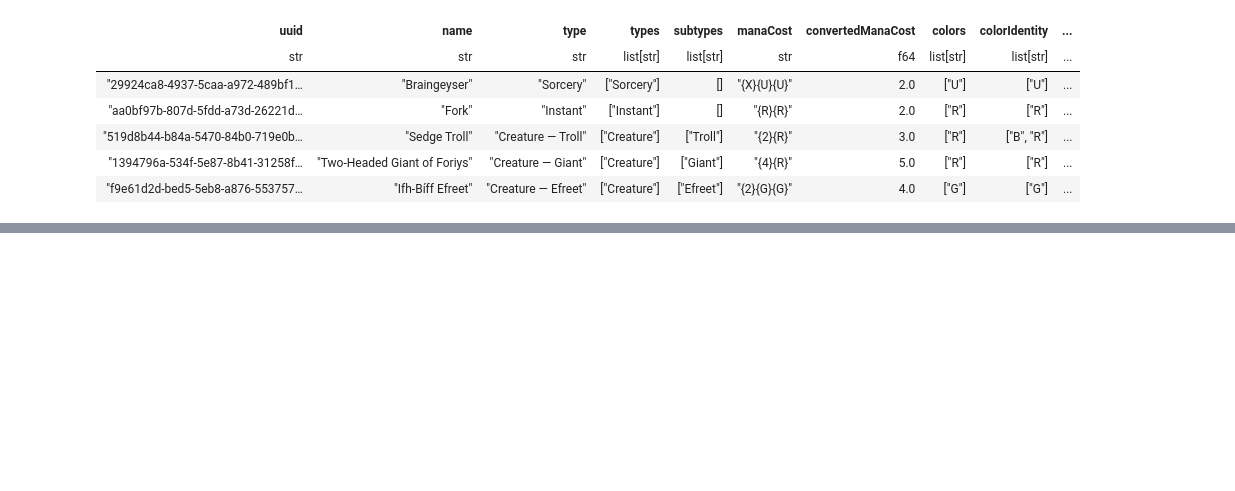
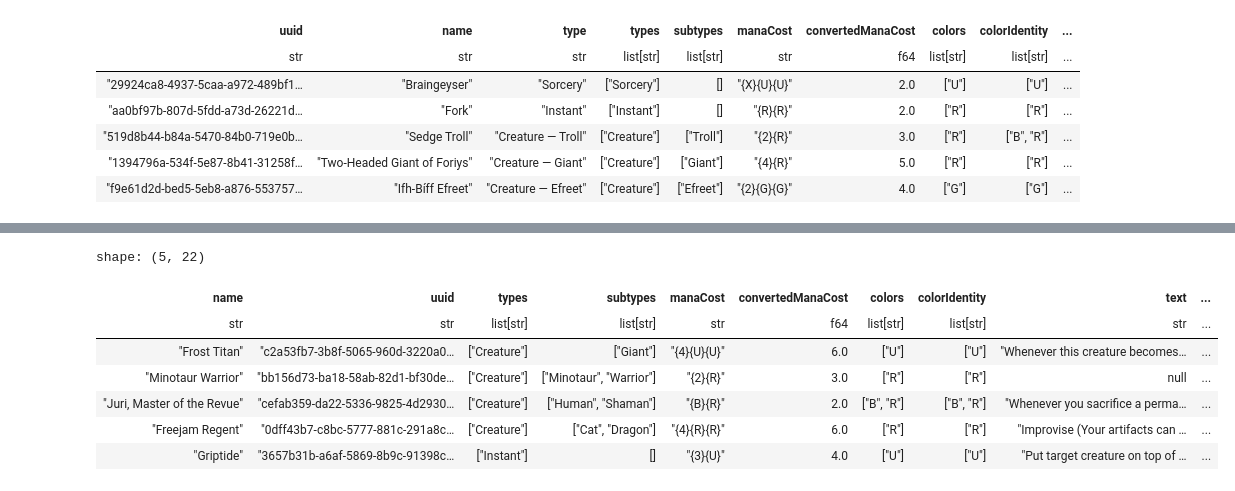
Before and after one commit to LouisHH0203/mtg_nlp_price_prediction, a Jupyter notebook: json_read.ipynb, the cells around one changed output, grey strips where cells are left out. Saved outputs shown, nothing was run; the diff lists cells and outputs as text; code cells hidden in the pictures; blank space fills up the shorter version.

```diff
--- a/json_read.ipynb
+++ b/json_read.ipynb
@@ -471,0 +492,12 @@ shape: (28_107, 23)
+# %%
+lowest_mean_prices_df = lowest_mean_prices_df.drop("type")
+lowest_mean_prices_df.head()
+# %% [output]
+shape: (5, 22)
+| name | uuid | types | subtypes | manaCost | convertedManaCost | colors | colorIdentity | text | ... |
+| str | str | list[str] | list[str] | str | f64 | list[str] | list[str] | str | ... |
+| "Frost Titan" | "c2a53fb7-3b8f-5065-960d-3220a0… | ["Creature"] | ["Giant"] | "{4}{U}{U}" | 6.0 | ["U"] | ["U"] | "Whenever this creature becomes… | ... |
+| "Minotaur Warrior" | "bb156d73-ba18-58ab-82d1-bf30de… | ["Creature"] | ["Minotaur", "Warrior"] | "{2}{R}" | 3.0 | ["R"] | ["R"] | null | ... |
+| "Juri, Master of the Revue" | "cefab359-da22-5336-9825-4d2930… | ["Creature"] | ["Human", "Shaman"] | "{B}{R}" | 2.0 | ["B", "R"] | ["B", "R"] | "Whenever you sacrifice a perma… | ... |
+| "Freejam Regent" | "0dff43b7-c8bc-5777-881c-291a8c… | ["Creature"] | ["Cat", "Dragon"] | "{4}{R}{R}" | 6.0 | ["R"] | ["R"] | "Improvise (Your artifacts can … | ... |
+| "Griptide" | "3657b31b-a6af-5869-8b9c-91398c… | ["Instant"] | [] | "{3}{U}" | 4.0 | ["U"] | ["U"] | "Put target creature on top of … | ... |
```
Also changed, not shown: parts of 18 cells of this notebook.
